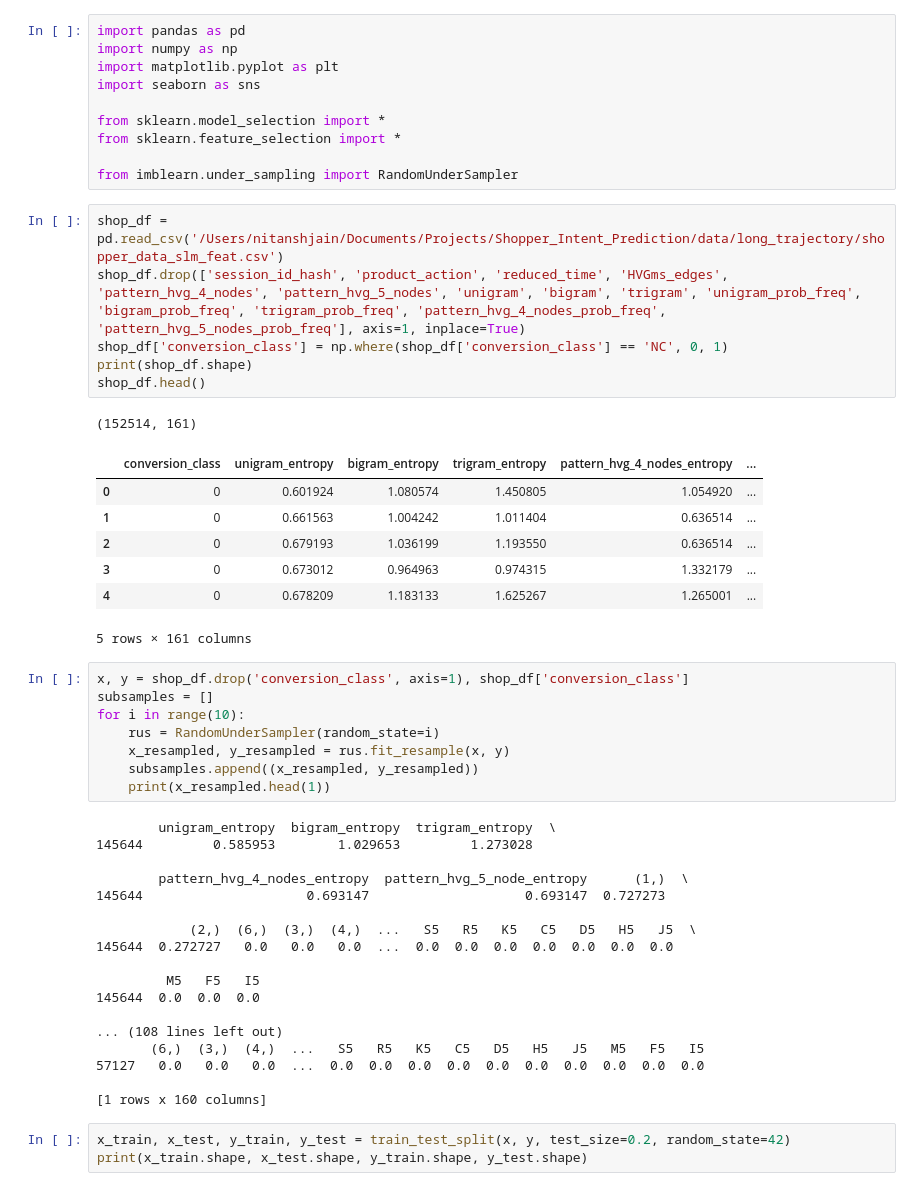
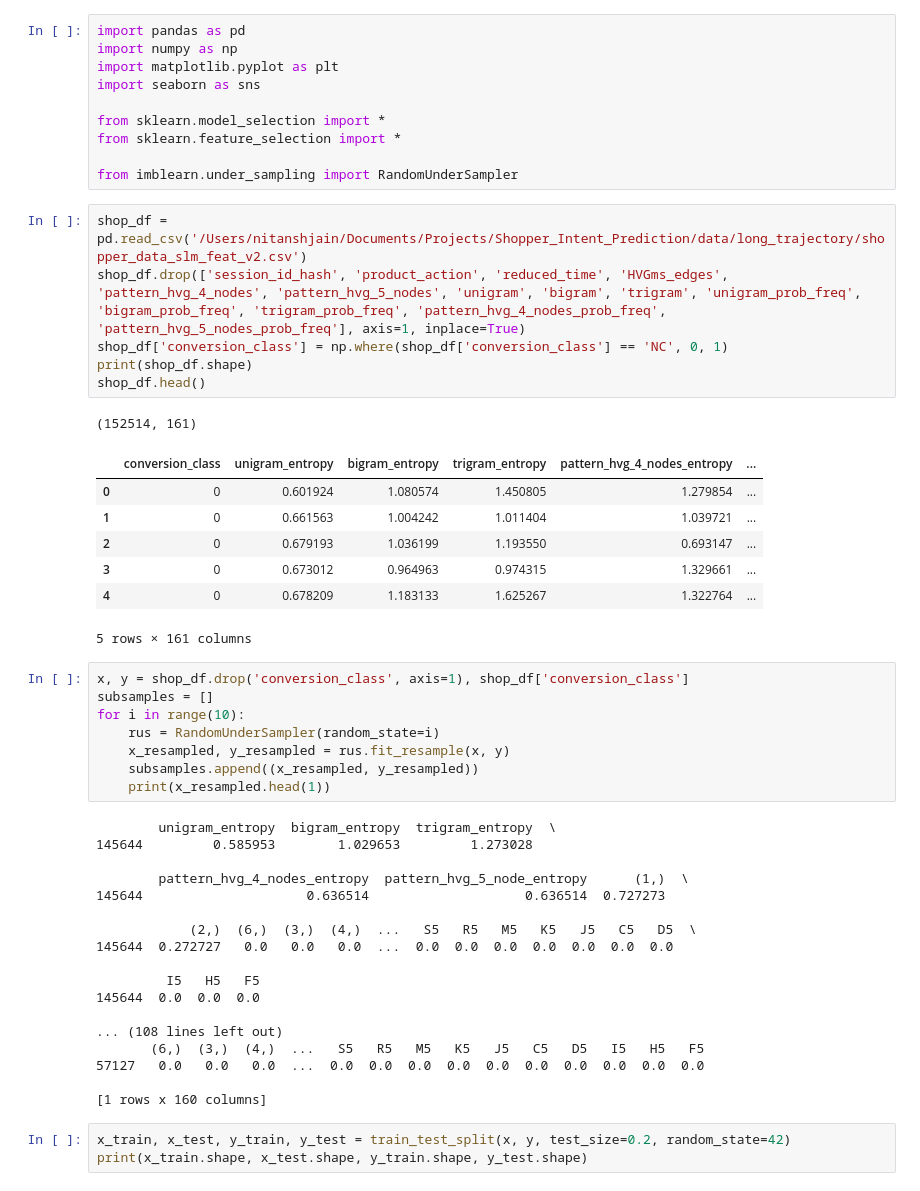
Before and after one commit to rdotjain/shopper-intent-prediction, a Jupyter notebook: long_trajectory/codefiles/shopper_intent_feat_reduction.ipynb, the cells around one changed output. Cells and saved outputs as stored; diff of their text form.

Commit message:
fixing data errors

```diff
--- a/long_trajectory/codefiles/shopper_intent_feat_reduction.ipynb
+++ b/long_trajectory/codefiles/shopper_intent_feat_reduction.ipynb
@@ -9,19 +9,19 @@ from sklearn.feature_selection import *
 
 from imblearn.under_sampling import RandomUnderSampler
 # %%
-shop_df = pd.read_csv('/Users/nitanshjain/Documents/Projects/Shopper_Intent_Prediction/data/long_trajectory/shopper_data_slm_feat.csv')
+shop_df = pd.read_csv('/Users/nitanshjain/Documents/Projects/Shopper_Intent_Prediction/data/long_trajectory/shopper_data_slm_feat_v2.csv')
 shop_df.drop(['session_id_hash', 'product_action', 'reduced_time', 'HVGms_edges', 'pattern_hvg_4_nodes', 'pattern_hvg_5_nodes', 'unigram', 'bigram', 'trigram', 'unigram_prob_freq', 'bigram_prob_freq', 'trigram_prob_freq', 'pattern_hvg_4_nodes_prob_freq', 'pattern_hvg_5_nodes_prob_freq'], axis=1, inplace=True)
 shop_df['conversion_class'] = np.where(shop_df['conversion_class'] == 'NC', 0, 1)
 print(shop_df.shape)
 shop_df.head()
 # %% [output]
 (152514, 161)
 |  | conversion_class | unigram_entropy | bigram_entropy | trigram_entropy | pattern_hvg_4_nodes_entropy | ... |
-| 0 | 0 | 0.601924 | 1.080574 | 1.450805 | 1.054920 | ... |
-| 1 | 0 | 0.661563 | 1.004242 | 1.011404 | 0.636514 | ... |
-| 2 | 0 | 0.679193 | 1.036199 | 1.193550 | 0.636514 | ... |
-| 3 | 0 | 0.673012 | 0.964963 | 0.974315 | 1.332179 | ... |
-| 4 | 0 | 0.678209 | 1.183133 | 1.625267 | 1.265001 | ... |
+| 0 | 0 | 0.601924 | 1.080574 | 1.450805 | 1.279854 | ... |
+| 1 | 0 | 0.661563 | 1.004242 | 1.011404 | 1.039721 | ... |
+| 2 | 0 | 0.679193 | 1.036199 | 1.193550 | 0.693147 | ... |
+| 3 | 0 | 0.673012 | 0.964963 | 0.974315 | 1.329661 | ... |
+| 4 | 0 | 0.678209 | 1.183133 | 1.625267 | 1.322764 | ... |
 5 rows × 161 columns
 # %%
 x, y = shop_df.drop('conversion_class', axis=1), shop_df['conversion_class']
@@ -36,16 +36,16 @@ for i in range(10):
 145644         0.585953        1.029653         1.273028
 
         pattern_hvg_4_nodes_entropy  pattern_hvg_5_node_entropy      (1,)  \
-145644                     0.693147                    0.693147  0.727273
+145644                     0.636514                    0.636514  0.727273
 
-            (2,)  (6,)  (3,)  (4,)  ...   S5   R5   K5   C5   D5   H5   J5  \
+            (2,)  (6,)  (3,)  (4,)  ...   S5   R5   M5   K5   J5   C5   D5  \
 145644  0.272727   0.0   0.0   0.0  ...  0.0  0.0  0.0  0.0  0.0  0.0  0.0
 
-         M5   F5   I5
+         I5   H5   F5
 145644  0.0  0.0  0.0
 
 ... (108 lines left out)
-       (6,)  (3,)  (4,)  ...   S5   R5   K5   C5   D5   H5   J5   M5   F5   I5
+       (6,)  (3,)  (4,)  ...   S5   R5   M5   K5   J5   C5   D5   I5   H5   F5
 57127   0.0   0.0   0.0  ...  0.0  0.0  0.0  0.0  0.0  0.0  0.0  0.0  0.0  0.0
 
 [1 rows x 160 columns]
```
Also changed, not shown: parts of 3 cells of this notebook, 30 other files.
